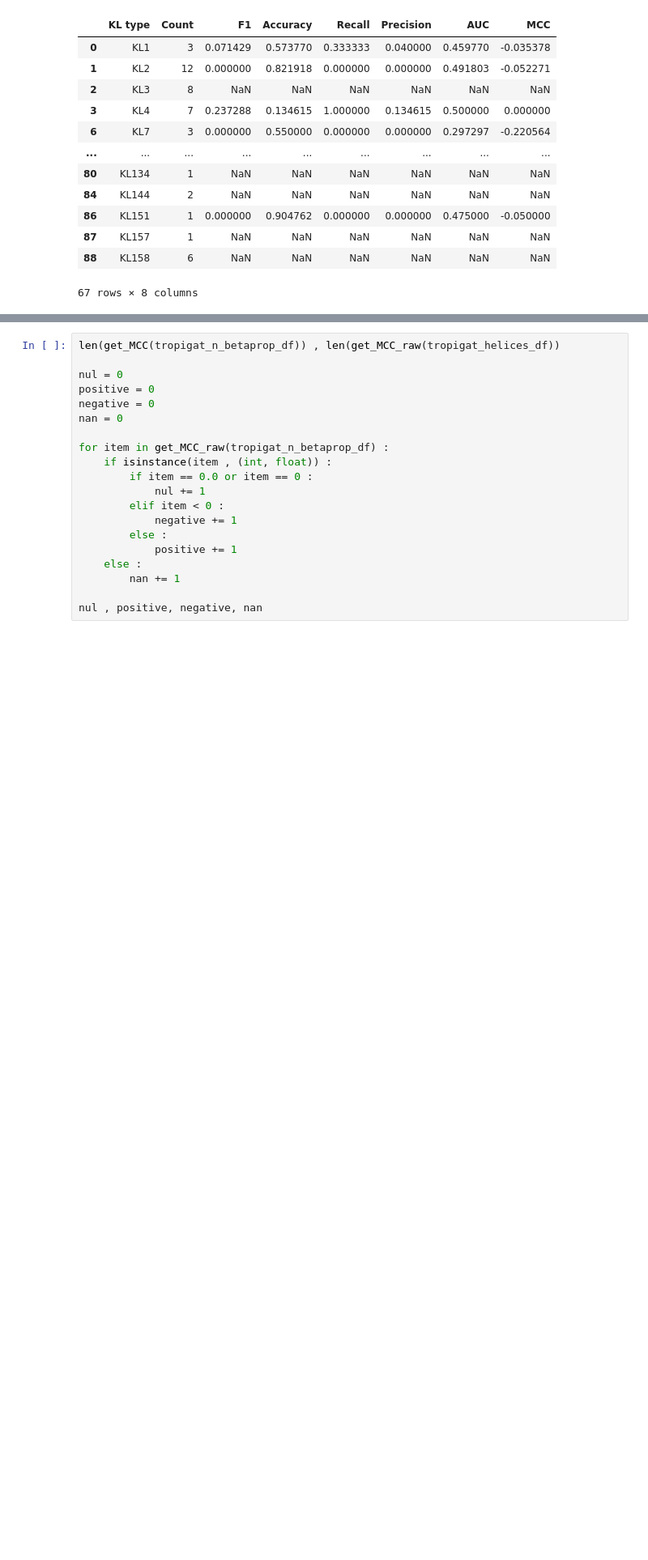
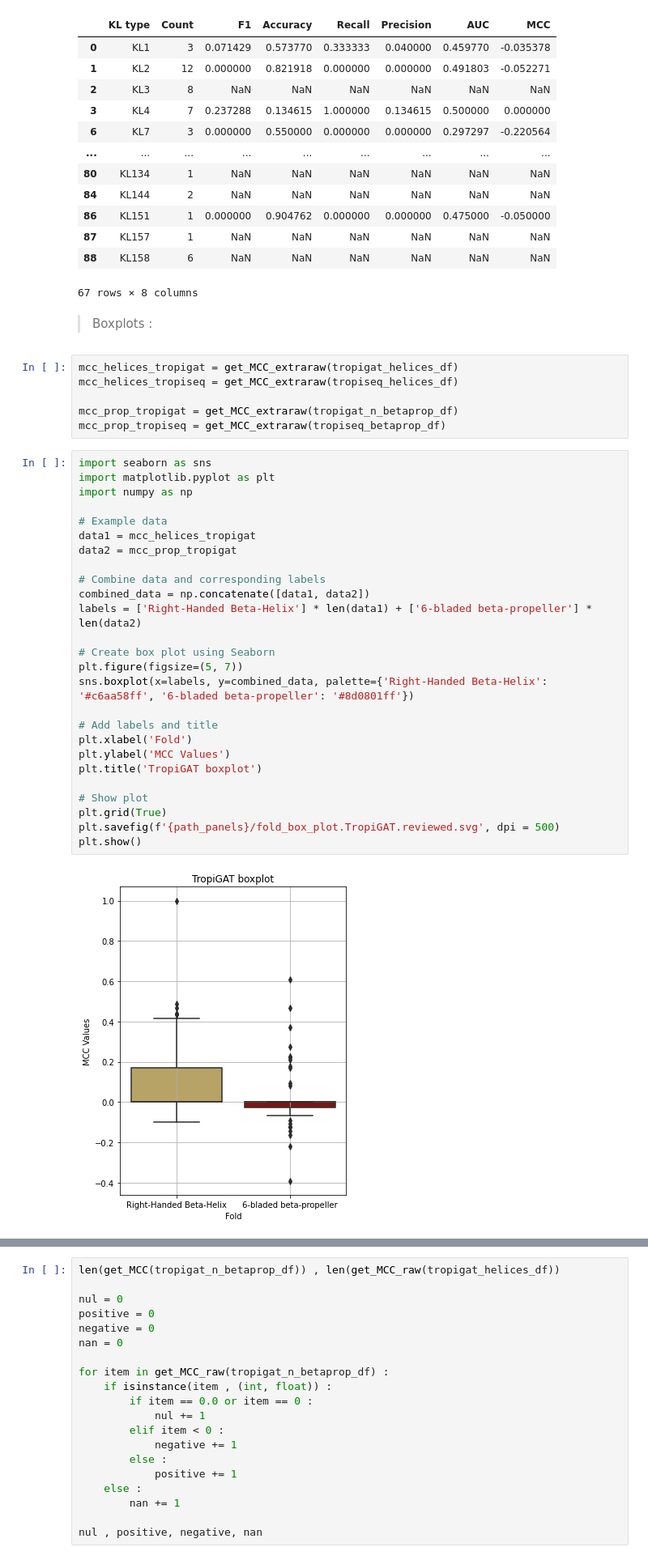
Before and after one commit to conchaeloko/DpoTropiSearch, a Jupyter notebook: benchmark/B.Compile_results.ipynb, the cells around one changed output, grey strips where cells are left out. Shown: that part at 81% size. Saved outputs shown, nothing was run; the diff lists cells and outputs as text; blank space fills up the shorter version.

```diff
--- a/benchmark/B.Compile_results.ipynb
+++ b/benchmark/B.Compile_results.ipynb
@@ -1621,3 +2213,39 @@ tropigat_n_betaprop_df
 | 87 | KL157 | 1 | NaN | NaN | NaN | NaN | NaN | NaN |
 | 88 | KL158 | 6 | NaN | NaN | NaN | NaN | NaN | NaN |
 67 rows × 8 columns
+# %% [markdown]
+> Boxplots :
+# %%
+mcc_helices_tropigat = get_MCC_extraraw(tropigat_helices_df)
+mcc_helices_tropiseq = get_MCC_extraraw(tropiseq_helices_df)
+
+mcc_prop_tropigat = get_MCC_extraraw(tropigat_n_betaprop_df)
+mcc_prop_tropiseq = get_MCC_extraraw(tropiseq_betaprop_df)
+# %%
+import seaborn as sns
+import matplotlib.pyplot as plt
+import numpy as np
+
+# Example data
+data1 = mcc_helices_tropigat
+data2 = mcc_prop_tropigat
+
+# Combine data and corresponding labels
+combined_data = np.concatenate([data1, data2])
+labels = ['Right-Handed Beta-Helix'] * len(data1) + ['6-bladed beta-propeller'] * len(data2)
+
+# Create box plot using Seaborn
+plt.figure(figsize=(5, 7))
+sns.boxplot(x=labels, y=combined_data, palette={'Right-Handed Beta-Helix': '#c6aa58ff', '6-bladed beta-propeller': '#8d0801ff'})
+
+# Add labels and title
+plt.xlabel('Fold')
+plt.ylabel('MCC Values')
+plt.title('TropiGAT boxplot')
+
+# Show plot
+plt.grid(True)
+plt.savefig(f'{path_panels}/fold_box_plot.TropiGAT.reviewed.svg', dpi = 500)
+plt.show()
+# %% [output]
+[figure, added]
```
Also changed, not shown: parts of 59 cells of this notebook, 6 other files.
